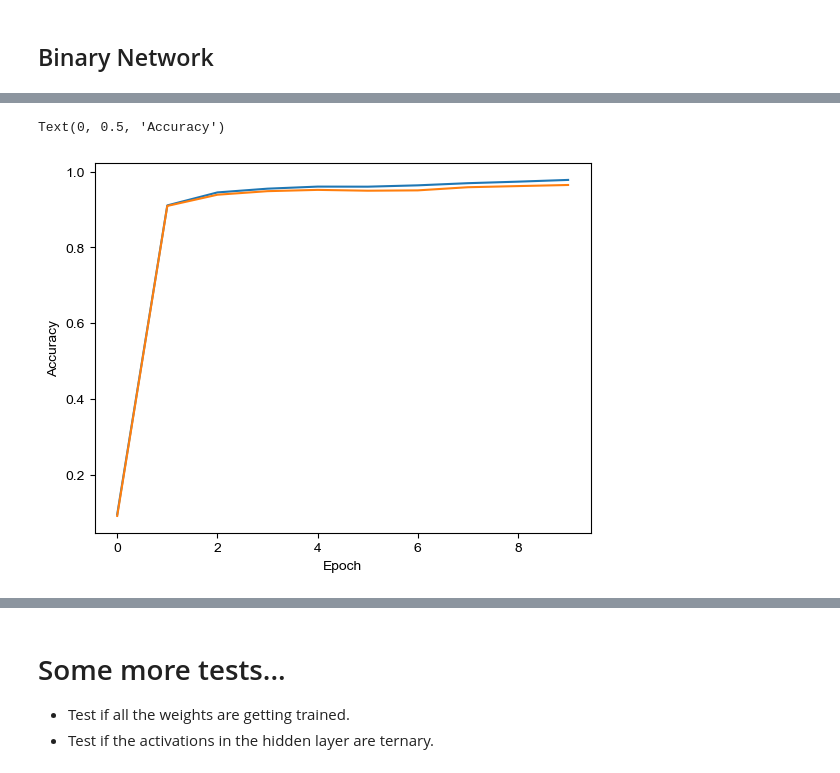
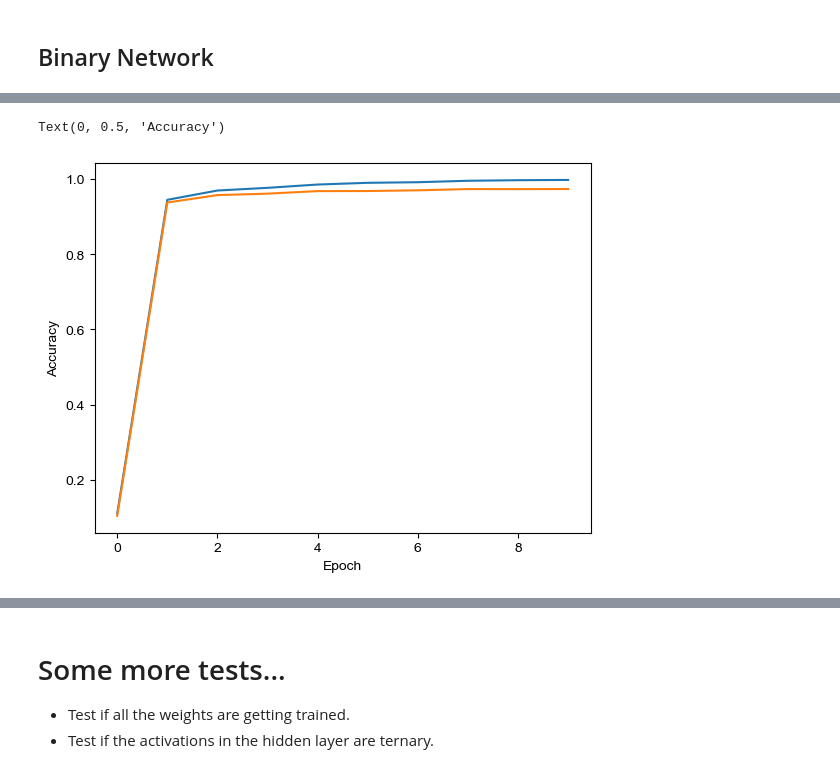
Before and after one commit to Integrated-Systems-Neuroengineering/scrramble, a Jupyter notebook: Notebooks/trident_v1.ipynb, the cells around one changed output, grey strips where cells are left out. Drawn from its saved outputs; the diff is of its cells as text; code cells hidden in the pictures.

```diff
--- a/Notebooks/trident_v1.ipynb
+++ b/Notebooks/trident_v1.ipynb
@@ -91,7 +91,7 @@ def binary_activation(x, threshold, noise_sd, key = jax.random.key(0)):
     x = x + noise
 
     s = jnp.where(
-        x < threshold, -1.0, 1.0
+        x < threshold, 0.0, 1.0
     )
 
     return s
@@ -590,7 +589,7 @@ num_epochs = 10
 num_pixels = 28*28
 num_labels = 10
 sizes = [num_pixels, 1000, 800 ,num_labels]
-key = jax.random.key(0)
+key = jax.random.key(1)
 net_params = init_network_layers(sizes, key)
 threshold = 0.0
 noise_sd = 0.1
@@ -639,5 +638,5 @@ Epoch 9, Train Acc: 0.9777799844741821, Valid Acc: 0.9643999934196472
 Text(0, 0.5, 'Accuracy')
-[figure, old version]
+[figure, new version]
 # %%
 ## print the test set accuracy
 test_acc = accuracy_binary(net_params, test_images.reshape(-1, num_pixels), test_labels, threshold, key, noise_sd*0)
```
Also changed, not shown: parts of 5 cells of this notebook, 3 other files.
